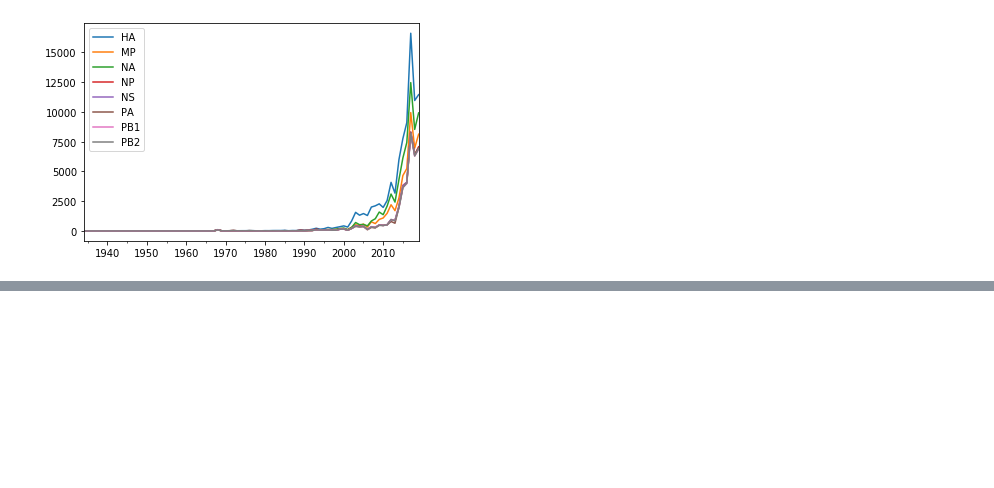
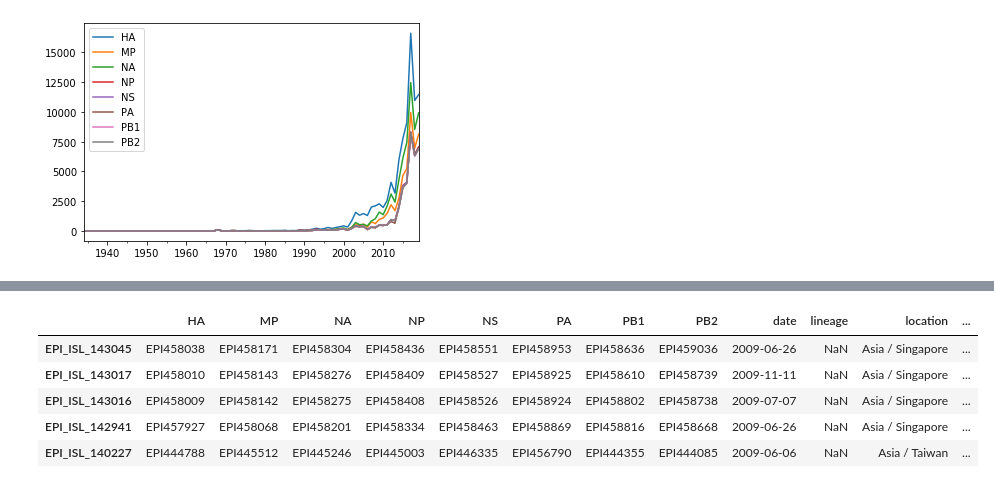
Before and after one commit to guibuzi/bioinfo, a Jupyter notebook: sequence_processing_tools/read_attribute.ipynb, the cells around one changed output, grey strips where cells are left out. Drawn from its saved outputs; the diff is of its cells as text; code cells hidden in the pictures; blank space fills up the shorter version.

```diff
--- a/sequence_processing_tools/read_attribute.ipynb
+++ b/sequence_processing_tools/read_attribute.ipynb
@@ -149,0 +132,19 @@ with open("/home/zeng/Desktop/index", "w") as f:
+# %%
+import sys, os
+label_path = "/home/zeng/Desktop/Global_traced_label/"
+def read_label(path):
+    with open(path) as f:
+        lines = f.readlines()
+    return {line.split()[0].strip(): [line.split()[1].strip(), _region] for line in lines}
+
+global_label = {}
+files = os.listdir(label_path)
+regions = [name.split("_")[0] for name in files]
+
+for _region, _file in zip(regions, files):
+    current_path = os.path.join(label_path, _file)
+    data = read_label(current_path)
+    global_label.update(data)
+# %%
+_label = pd.DataFrame(global_label).T
+_label.head()
@@ -149,0 +158,11 @@ with open("/home/zeng/Desktop/index", "w") as f:
+# %%
+df_with_cluster = pd.merge(df_with_genome, _label, left_on='HA', right_index=True)
+df_with_cluster = df_with_cluster.rename(columns={0:"cluster", 1:"region2"})
+df_with_cluster.head()
+# %% [output]
+|  | HA | MP | NA | NP | NS | PA | PB1 | PB2 | date | lineage | location | ... |
+| EPI_ISL_143045 | EPI458038 | EPI458171 | EPI458304 | EPI458436 | EPI458551 | EPI458953 | EPI458636 | EPI459036 | 2009-06-26 | NaN | Asia / Singapore | ... |
+| EPI_ISL_143017 | EPI458010 | EPI458143 | EPI458276 | EPI458409 | EPI458527 | EPI458925 | EPI458610 | EPI458739 | 2009-11-11 | NaN | Asia / Singapore | ... |
+| EPI_ISL_143016 | EPI458009 | EPI458142 | EPI458275 | EPI458408 | EPI458526 | EPI458924 | EPI458802 | EPI458738 | 2009-07-07 | NaN | Asia / Singapore | ... |
+| EPI_ISL_142941 | EPI457927 | EPI458068 | EPI458201 | EPI458334 | EPI458463 | EPI458869 | EPI458816 | EPI458668 | 2009-06-26 | NaN | Asia / Singapore | ... |
+| EPI_ISL_140227 | EPI444788 | EPI445512 | EPI445246 | EPI445003 | EPI446335 | EPI456790 | EPI444355 | EPI444085 | 2009-06-06 | NaN | Asia / Taiwan | ... |
```
Also changed, not shown: parts of 23 cells of this notebook, 3 other files.
